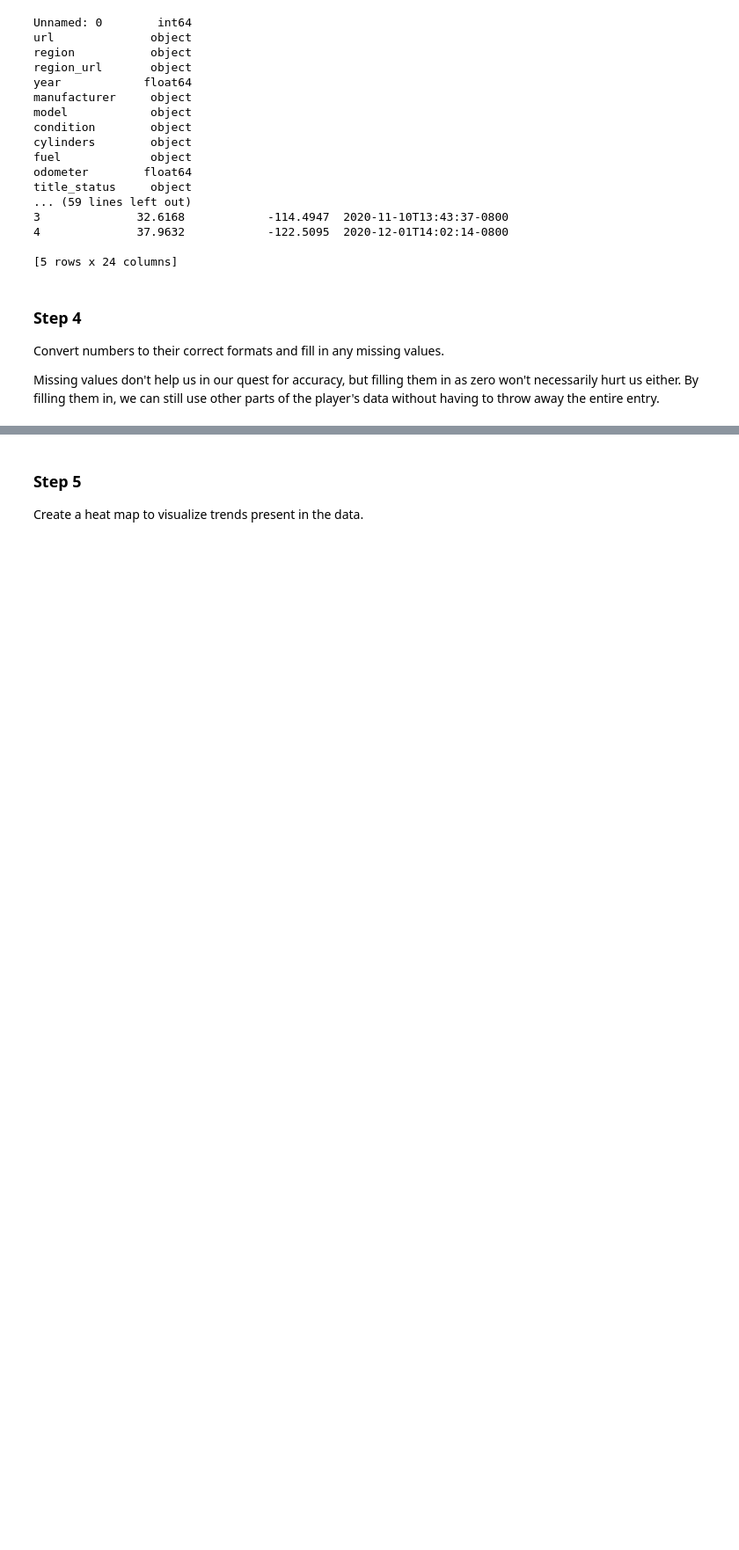
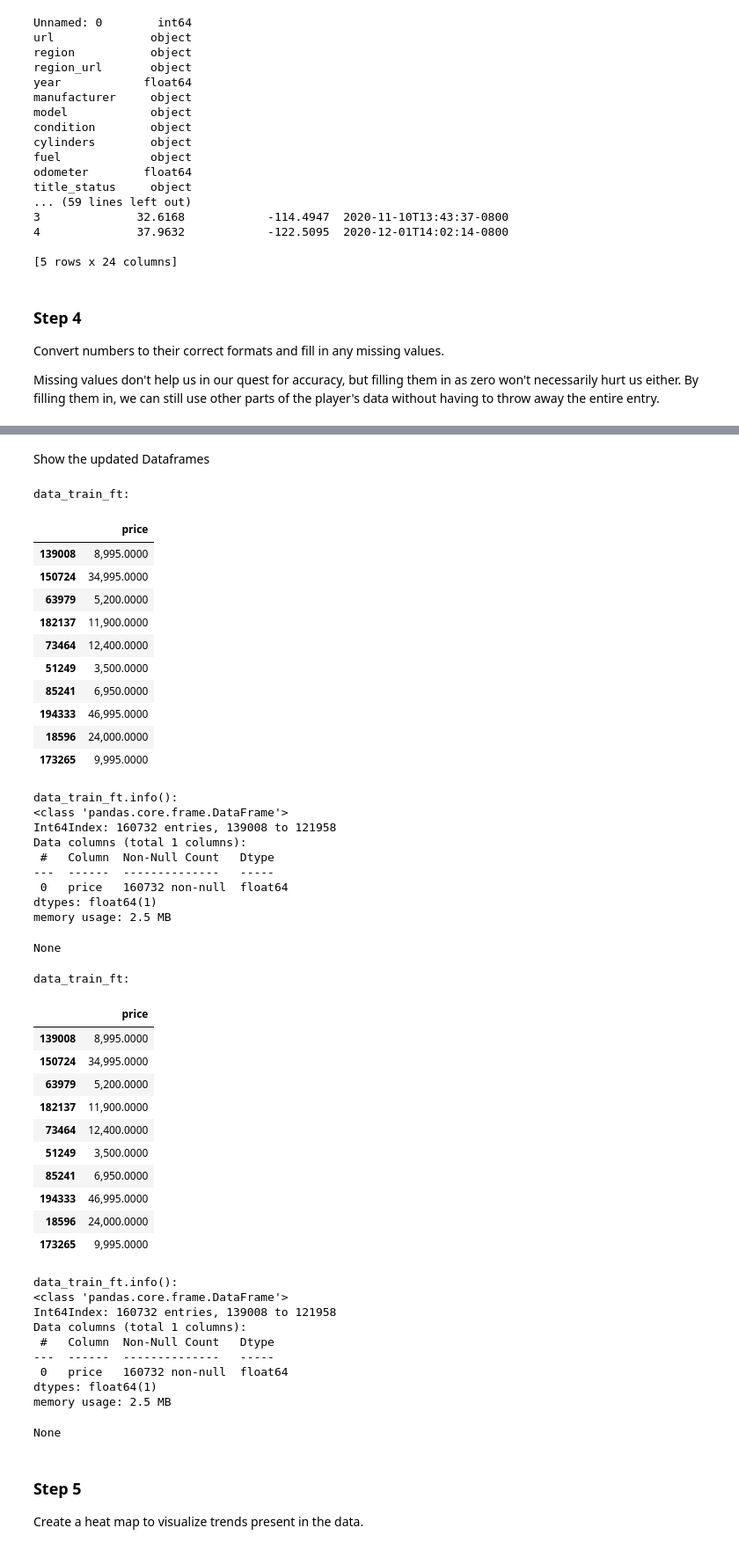
Before and after one commit to bdesollar/MLProject, a Jupyter notebook: Used_Car_Reg/used_car_reg.ipynb, the cells around one changed output, grey strips where cells are left out. Shown at 88% size. Saved outputs shown, nothing was run; the diff lists cells and outputs as text; code cells hidden in the pictures; blank space fills up the shorter version.

```diff
--- a/Used_Car_Reg/used_car_reg.ipynb
+++ b/Used_Car_Reg/used_car_reg.ipynb
@@ -166,3 +233,64 @@ data_test_df = data_test_df[new_features]
+# %% [markdown]
+Show the updated Dataframes
+# %%
+
+print("data_train_ft:")
+display(data_train_ft.head(10))
+print("data_train_ft.info():")
+display(data_train_ft.info())
+
+data_train_ft = data_train_ft.astype(float)
+data_test_df = data_test_df.astype(float)
+
+print("data_train_ft:")
+display(data_train_ft.head(10))
+print("data_train_ft.info():")
+display(data_train_ft.info())
+# %% [output]
+data_train_ft:
+|  | price |
+| 139008 | 8,995.0000 |
+| 150724 | 34,995.0000 |
+| 63979 | 5,200.0000 |
+| 182137 | 11,900.0000 |
+| 73464 | 12,400.0000 |
+| 51249 | 3,500.0000 |
+| 85241 | 6,950.0000 |
+| 194333 | 46,995.0000 |
+| 18596 | 24,000.0000 |
+| 173265 | 9,995.0000 |
+data_train_ft.info():
+<class 'pandas.core.frame.DataFrame'>
+Int64Index: 160732 entries, 139008 to 121958
+Data columns (total 1 columns):
+ #   Column  Non-Null Count   Dtype
+---  ------  --------------   -----
+ 0   price   160732 non-null  float64
+dtypes: float64(1)
+memory usage: 2.5 MB
+None
+data_train_ft:
+|  | price |
+| 139008 | 8,995.0000 |
+| 150724 | 34,995.0000 |
+| 63979 | 5,200.0000 |
+| 182137 | 11,900.0000 |
+| 73464 | 12,400.0000 |
+| 51249 | 3,500.0000 |
+| 85241 | 6,950.0000 |
+| 194333 | 46,995.0000 |
+| 18596 | 24,000.0000 |
+| 173265 | 9,995.0000 |
+data_train_ft.info():
+<class 'pandas.core.frame.DataFrame'>
+Int64Index: 160732 entries, 139008 to 121958
+Data columns (total 1 columns):
+ #   Column  Non-Null Count   Dtype
+---  ------  --------------   -----
+ 0   price   160732 non-null  float64
+dtypes: float64(1)
+memory usage: 2.5 MB
+None
 # %% [markdown]
 ### Step 5
 Create a heat map to visualize trends present in the data.
```
Also changed, not shown: parts of 7 cells of this notebook, 1 other file.
